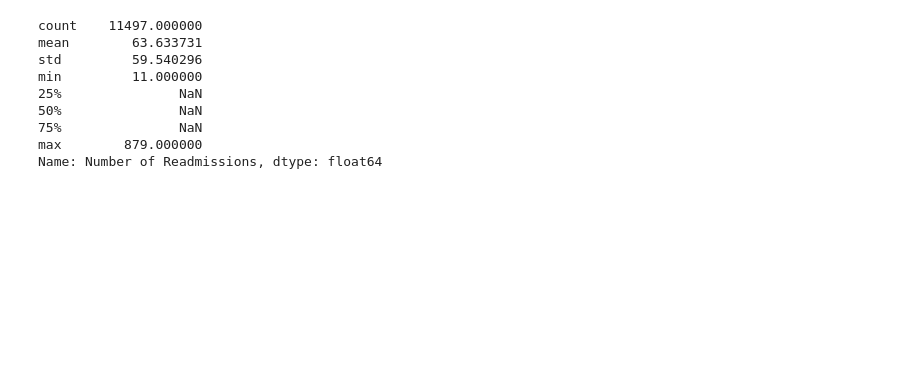
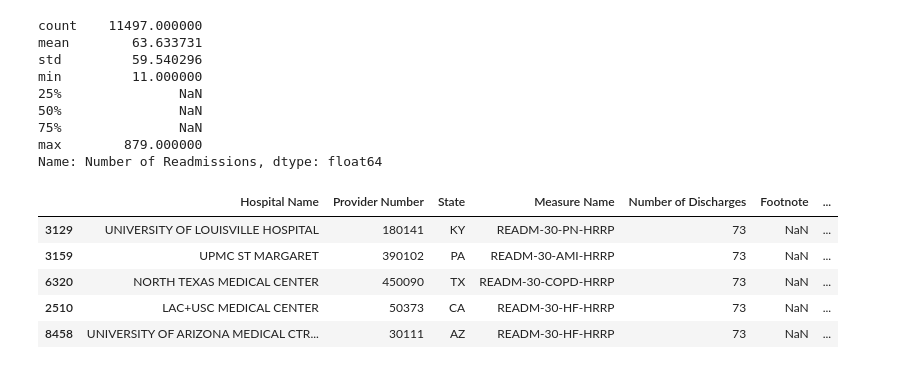
Before and after one commit to satishjasthi/data-science-intensive, a Jupyter notebook: statistics project 3/sliderule_dsi_inferential_statistics_exercise_3.ipynb, the cells around one changed output. Cells and saved outputs as stored; diff of their text form; code cells hidden in the pictures; blank space fills up the shorter version.

```diff
--- a/statistics project 3/sliderule_dsi_inferential_statistics_exercise_3.ipynb
+++ b/statistics project 3/sliderule_dsi_inferential_statistics_exercise_3.ipynb
@@ -162,0 +166,9 @@ Name: Number of Readmissions, dtype: float64
+# %%
+smdfh.head(5)
+# %% [output]
+|  | Hospital Name | Provider Number | State | Measure Name | Number of Discharges | Footnote | ... |
+| 3129 | UNIVERSITY OF LOUISVILLE HOSPITAL | 180141 | KY | READM-30-PN-HRRP | 73 | NaN | ... |
+| 3159 | UPMC ST MARGARET | 390102 | PA | READM-30-AMI-HRRP | 73 | NaN | ... |
+| 6320 | NORTH TEXAS MEDICAL CENTER | 450090 | TX | READM-30-COPD-HRRP | 73 | NaN | ... |
+| 2510 | LAC+USC MEDICAL CENTER | 50373 | CA | READM-30-HF-HRRP | 73 | NaN | ... |
+| 8458 | UNIVERSITY OF ARIZONA MEDICAL CTR... | 30111 | AZ | READM-30-HF-HRRP | 73 | NaN | ... |
```
Also changed, not shown: parts of 4 cells of this notebook.
